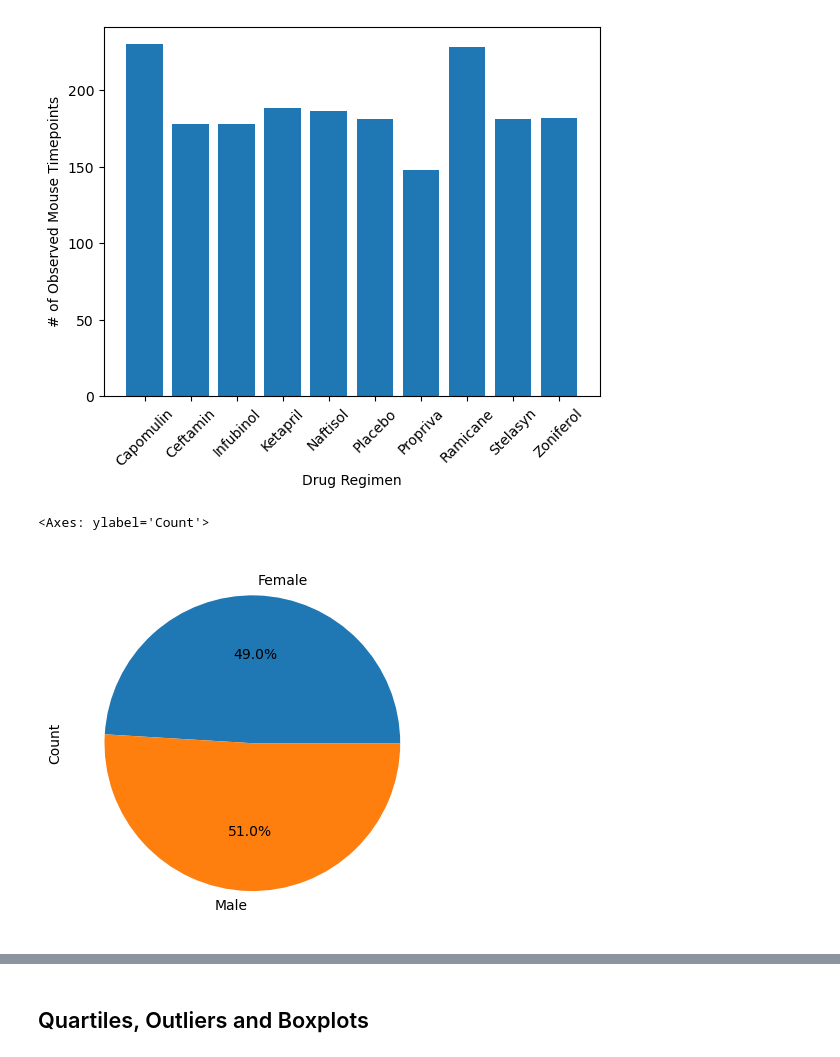
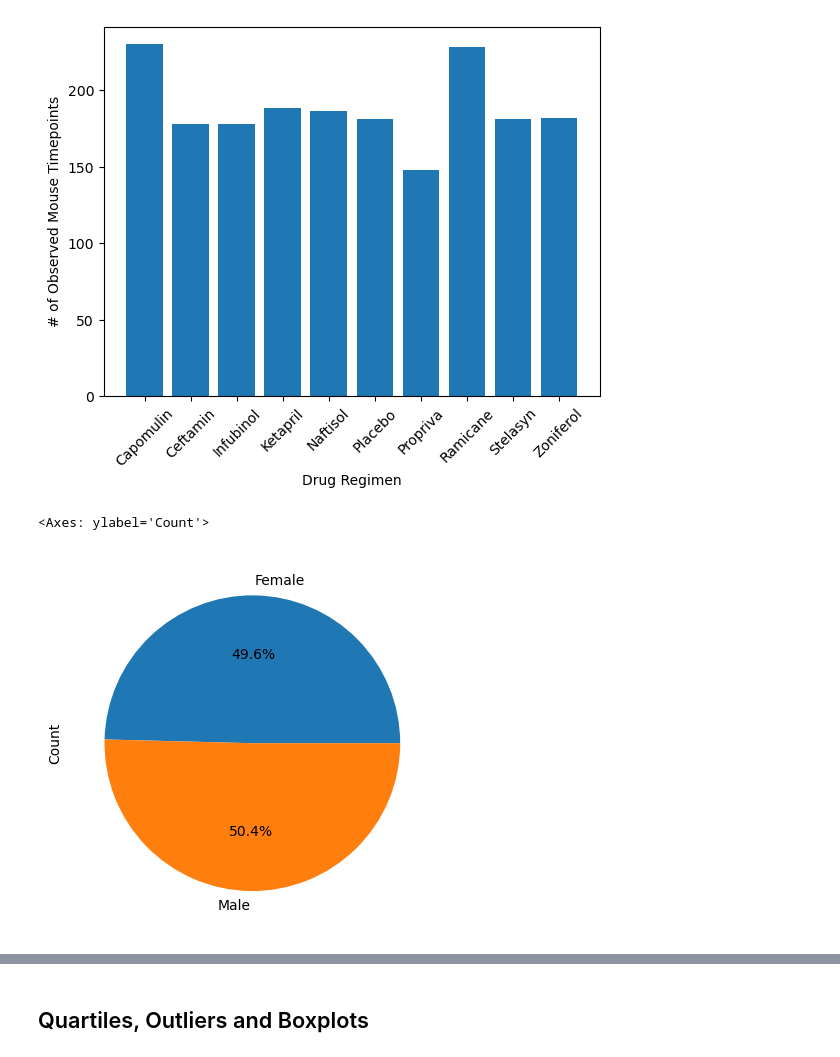
Before and after one commit to sescajeda/Pymaceuticals_Module5, a Jupyter notebook: Pymaceuticals/pymaceuticals_starter.ipynb, the cells around one changed output, grey strips where cells are left out. Drawn from its saved outputs; the diff is of its cells as text; code cells hidden in the pictures.

```diff
--- a/Pymaceuticals/pymaceuticals_starter.ipynb
+++ b/Pymaceuticals/pymaceuticals_starter.ipynb
@@ -185,19 +185,20 @@ plt.show()
 # %%
 # Generate a pie chart, using Pandas, showing the distribution of unique female versus male mice used in the study
 
 # Get the unique mice with their gender and assign them as variables
 gender = combined_data["Sex"].unique()
-gender_counts = combined_data.groupby("Sex")["Mouse ID"].count()
+gender_counts = combined_data.groupby("Sex")["Mouse ID"].nunique()
+
 
 #create the data frame with the genders and their coubts
 gender_df ={"Gender": gender, "Count": gender_counts}
 gender_df = pd.DataFrame(gender_df)
 
 # Make the pie chart
 gender_df.plot("Gender", "Count", kind="pie", autopct='%1.1f%%', legend = False)
 # %% [output]
 <Axes: ylabel='Count'>
-[figure, old version]
+[figure, new version]
 # %%
 # Generate a pie chart, using pyplot, showing the distribution of unique female versus male mice used in the study
 
```
Also changed, not shown: parts of 2 cells of this notebook.
